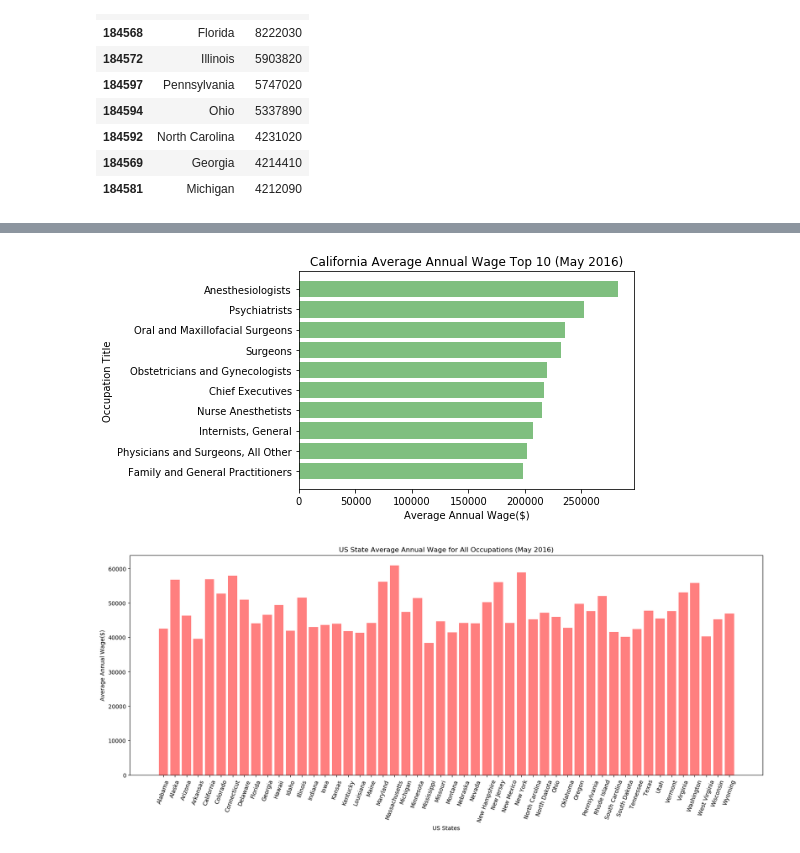
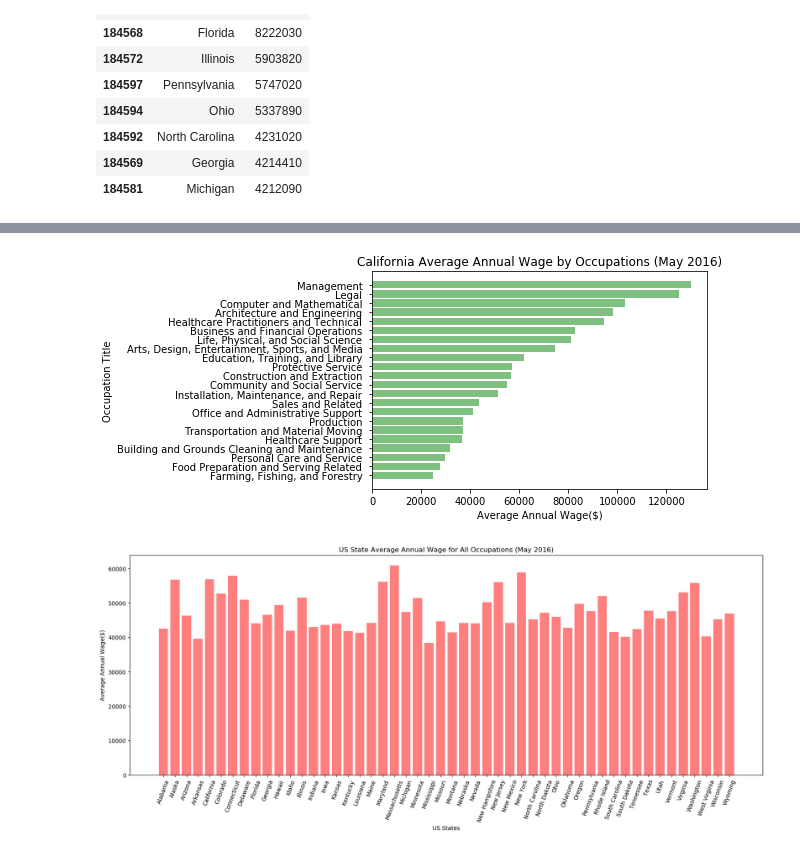
Before and after one commit to harryli99/BootCamp-Project1, a Jupyter notebook: Occupation Analysis.ipynb, the cells around one changed output, grey strips where cells are left out. Saved outputs shown, nothing was run; the diff lists cells and outputs as text; code cells hidden in the pictures.

```diff
--- a/Occupation Analysis.ipynb
+++ b/Occupation Analysis.ipynb
@@ -63,11 +75,10 @@ state_aavg[["area_title", " a_mean "]].head(10)
 # %%
 #California Occupation with the highest average annual income
-cali_df = state_df[(state_df["area_title"] == "California") & (state_df["group"] == "detailed")]
+cali_df = state_df[(state_df["area_title"] == "California") & (state_df["group"] == "major")]
 cali_df[' a_mean '] = cali_df[' a_mean '].str.replace(',', '')
 cali_df = cali_df[cali_df[' a_mean '] != "*"]                  # remove N/A observations
 cali_df[' a_mean '] = cali_df[' a_mean '].astype(int)
 cali_df.sort_values(" a_mean ", ascending=False, inplace=True)
-cali_top10 = cali_df[["occ title", " a_mean "]].head(10)
-cali_top10
+cali_df[["occ title", " a_mean "]].head(10)
 # %% [output]
 |  | occ title | a_mean |
@@ -102,20 +115,20 @@ plt.show()
 # %%
 fig, ax = plt.subplots()
 
 # Example data
-y_pos = np.arange(len(cali_top10[' a_mean ']))
-yticks = cali_top10['occ title'] #.str.replace('Occupations', '')
-ax.barh(y_pos, cali_top10[' a_mean '],color = 'green', alpha = .5)
+y_pos = np.arange(len(cali_df[' a_mean ']))
+yticks = cali_df['occ title'].str.replace('Occupations', '')
+ax.barh(y_pos, cali_df[' a_mean '],color = 'green', alpha = .5)
 ax.set_yticks(y_pos)
 ax.set_yticklabels(yticks)
 ax.invert_yaxis()  # labels read top-to-bottom
 ax.set_xlabel('Average Annual Wage($)')
 ax.set_ylabel('Occupation Title')
-ax.set_title('California Average Annual Wage Top 10 (May 2016)')
-plt.savefig("Top 10 state",bbox_inches="tight")
+ax.set_title('California Average Annual Wage by Occupations (May 2016)')
+
 plt.show()
 # %% [output]
-[figure, old version]
+[figure, new version]
 # %%
 x = np.arange(50)
 plt.figure(figsize=(20, 7))
```
Also changed, not shown: parts of 4 cells of this notebook.
